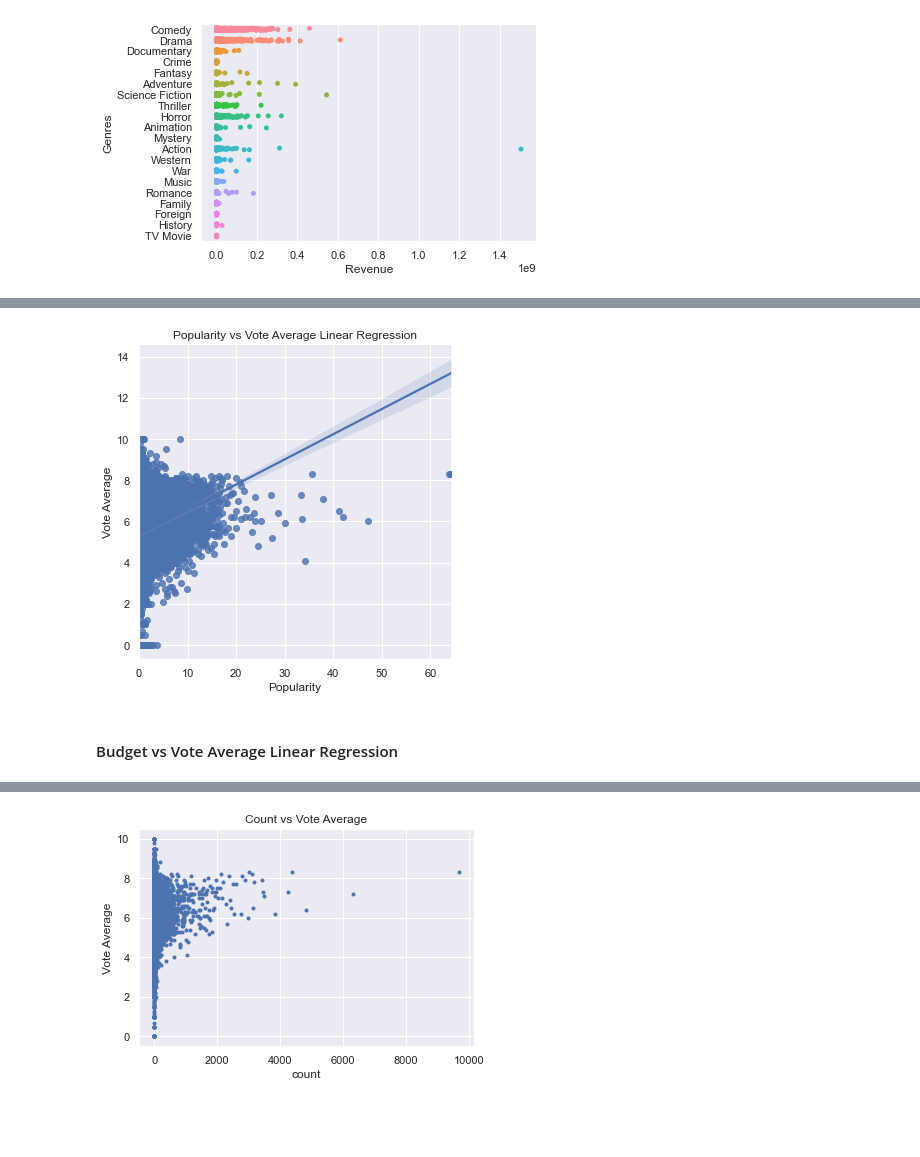
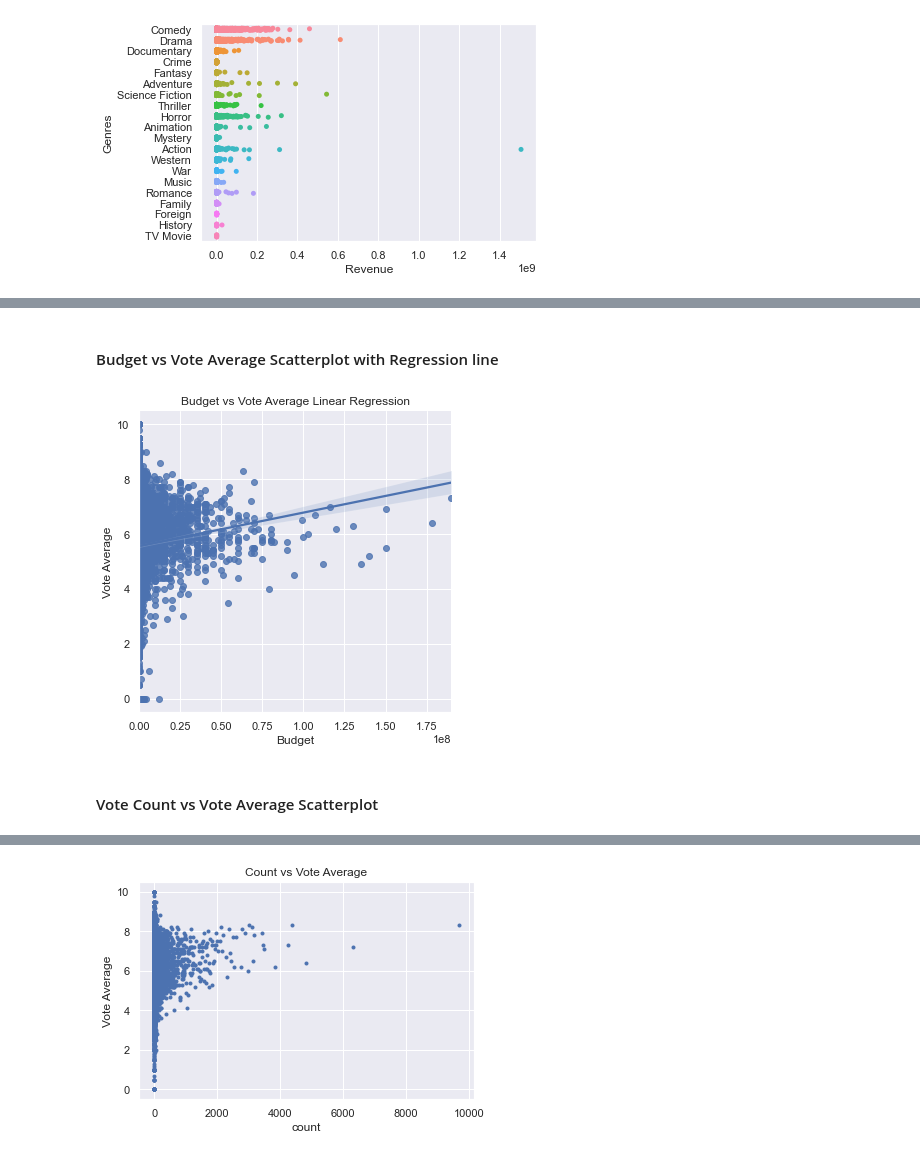
Before and after one commit to sathwikkes/Movie-Recommender-System, a Jupyter notebook: Data-Wrangling-&-Exploratory-Data-Analysis.ipynb, the cells around one changed output, grey strips where cells are left out. Saved outputs shown, nothing was run; the diff lists cells and outputs as text; code cells hidden in the pictures; blank space fills up the shorter version.

```diff
--- a/Data-Wrangling-&-Exploratory-Data-Analysis.ipynb
+++ b/Data-Wrangling-&-Exploratory-Data-Analysis.ipynb
@@ -910,10 +1098,12 @@ plt.show()
+# %% [markdown]
+#### Budget vs Vote Average Scatterplot with Regression line<a id='1.6.2.7_Budget_vs_Vote_Average_Scatterplot_with_Regression_line'></a>
 # %%
-_ = sns.lmplot(x='popularity', y='vote_average', data=movie_with_one)
-_ = plt.xlabel('Popularity')
+_ = sns.lmplot(x='budget', y='vote_average', data=movie_with_one,palette="Set1")
+_ = plt.xlabel('Budget')
 _ = plt.ylabel('Vote Average')
-_ = plt.title('Popularity vs Vote Average Linear Regression')
+_ = plt.title('Budget vs Vote Average Linear Regression')
 plt.show()
 # %% [output]
-[figure, old version]
+[figure, new version]
 # %% [markdown]
-#### Budget vs Vote Average Linear Regression<a id='1.6.2.7_Budget_vs_Vote_Average_Linear_Regression'></a>
+#### Vote Count vs Vote Average Scatterplot<a id='1.6.2.8_Vote_Count_vs_Vote_Average_Scatterplot'></a>
```
Also changed, not shown: parts of 104 cells of this notebook, 1 other file.
